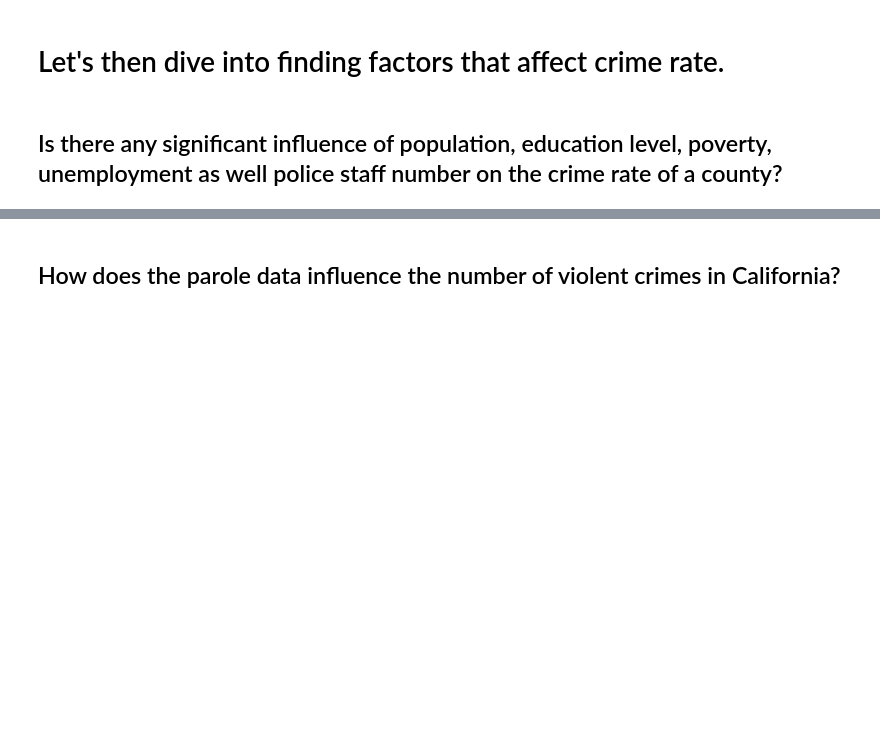
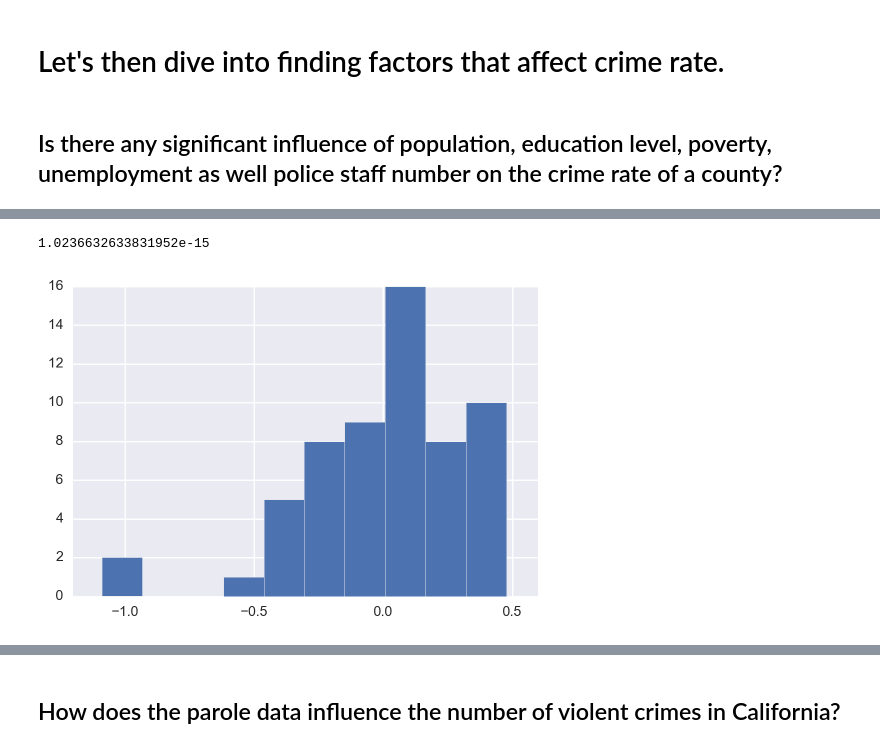
Before and after one commit to HoodPanther/Analysis-of-Criminal-Activities-in-US, a Jupyter notebook: Analysis of Crimes in US.ipynb, the cells around one changed output, grey strips where cells are left out. Drawn from its saved outputs; the diff is of its cells as text; code cells hidden in the pictures; blank space fills up the shorter version.

```diff
--- a/Analysis of Crimes in US.ipynb
+++ b/Analysis of Crimes in US.ipynb
@@ -307,3 +301,9 @@ Date:                Sat, 04 Feb 2017   Prob (F-statistic):           3.89e-15
 
 Warnings:
 [1] Standard Errors assume that the covariance matrix of the errors is correctly specified.
+# %%
+plt.hist(result.resid)
+result.resid.mean()
+# %% [output]
+1.0236632633831952e-15
+[figure, added]
```
Also changed, not shown: parts of 64 cells of this notebook, 1 other file.
